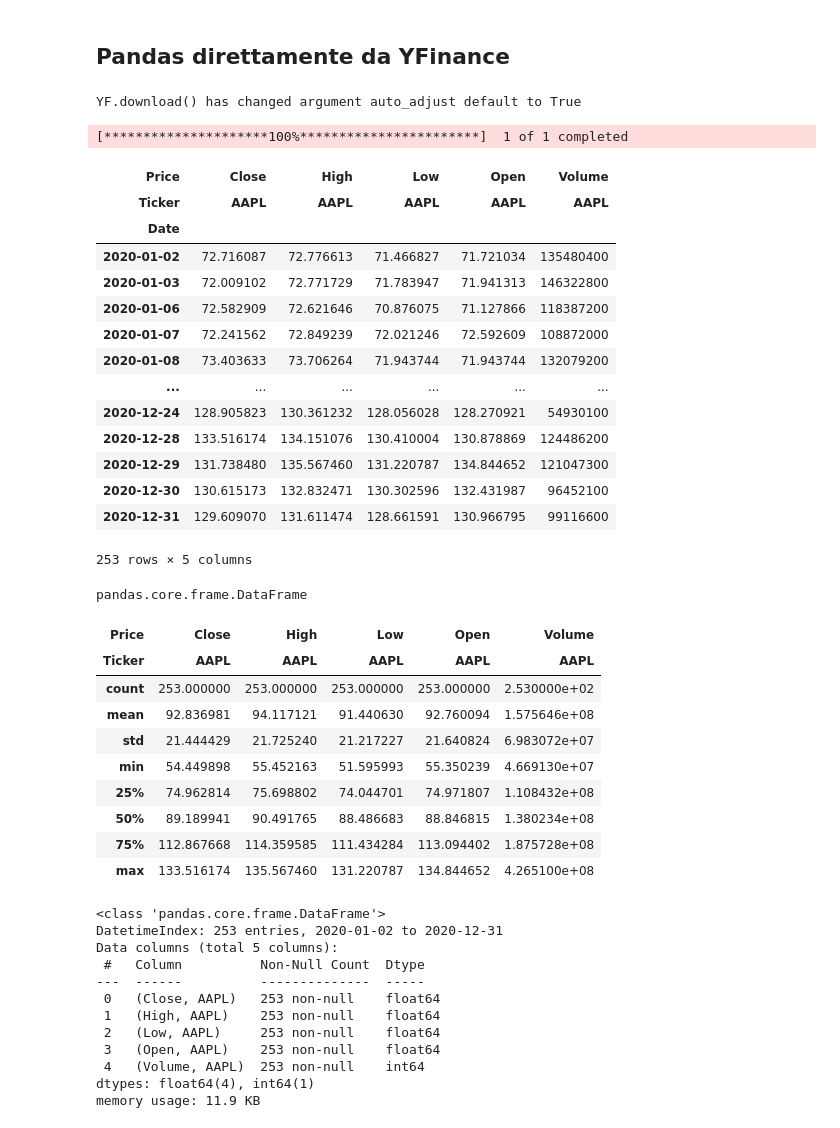
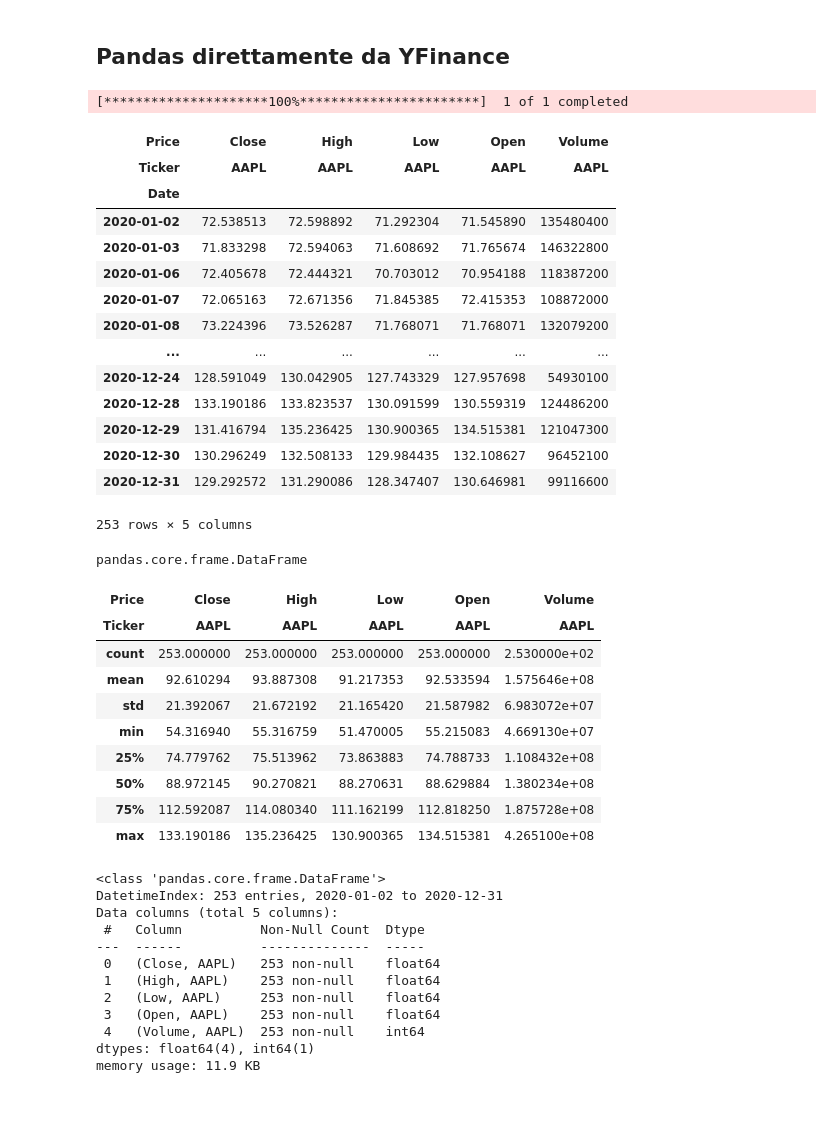
Before and after one commit to Frenz86/IFTS25, a Jupyter notebook: Yfinance_tutorial.ipynb, the cells around one changed output. Cells and saved outputs as stored; diff of their text form; code cells hidden in the pictures.

```diff
--- a/Yfinance_tutorial.ipynb
+++ b/Yfinance_tutorial.ipynb
@@ -110,26 +110,25 @@ pandas.core.frame.DataFrame
 # %% [markdown]
  ## Pandas direttamente da YFinance
 # %%
-data = yf.download("AAPL", start="2020-01-01", end="2021-01-01")
+data = yf.download(tickers="AAPL", start="2020-01-01", end="2021-01-01",auto_adjust=True)
 data
 # %% [output]
-YF.download() has changed argument auto_adjust default to True
+[*********************100%***********************]  1 of 1 completed
+| Price | Close | High | Low | Open | Volume |
+| Ticker | AAPL | AAPL | AAPL | AAPL | AAPL |
+| Date |  |  |  |  |  |
+| 2020-01-02 | 72.538513 | 72.598892 | 71.292304 | 71.545890 | 135480400 |
+| 2020-01-03 | 71.833298 | 72.594063 | 71.608692 | 71.765674 | 146322800 |
+| 2020-01-06 | 72.405678 | 72.444321 | 70.703012 | 70.954188 | 118387200 |
+| 2020-01-07 | 72.065163 | 72.671356 | 71.845385 | 72.415353 | 108872000 |
+| 2020-01-08 | 73.224396 | 73.526287 | 71.768071 | 71.768071 | 132079200 |
+| ... | ... | ... | ... | ... | ... |
+| 2020-12-24 | 128.591049 | 130.042905 | 127.743329 | 127.957698 | 54930100 |
+| 2020-12-28 | 133.190186 | 133.823537 | 130.091599 | 130.559319 | 124486200 |
+| 2020-12-29 | 131.416794 | 135.236425 | 130.900365 | 134.515381 | 121047300 |
+| 2020-12-30 | 130.296249 | 132.508133 | 129.984435 | 132.108627 | 96452100 |
+| 2020-12-31 | 129.292572 | 131.290086 | 128.347407 | 130.646981 | 99116600 |
-[*********************100%***********************]  1 of 1 completed
+253 rows × 5 columns
-| Price | Close | High | Low | Open | Volume |
-| Ticker | AAPL | AAPL | AAPL | AAPL | AAPL |
-| Date |  |  |  |  |  |
-| 2020-01-02 | 72.716087 | 72.776613 | 71.466827 | 71.721034 | 135480400 |
-| 2020-01-03 | 72.009102 | 72.771729 | 71.783947 | 71.941313 | 146322800 |
-| 2020-01-06 | 72.582909 | 72.621646 | 70.876075 | 71.127866 | 118387200 |
-| 2020-01-07 | 72.241562 | 72.849239 | 72.021246 | 72.592609 | 108872000 |
-| 2020-01-08 | 73.403633 | 73.706264 | 71.943744 | 71.943744 | 132079200 |
-| ... | ... | ... | ... | ... | ... |
-| 2020-12-24 | 128.905823 | 130.361232 | 128.056028 | 128.270921 | 54930100 |
-| 2020-12-28 | 133.516174 | 134.151076 | 130.410004 | 130.878869 | 124486200 |
-| 2020-12-29 | 131.738480 | 135.567460 | 131.220787 | 134.844652 | 121047300 |
-| 2020-12-30 | 130.615173 | 132.832471 | 130.302596 | 132.431987 | 96452100 |
-| 2020-12-31 | 129.609070 | 131.611474 | 128.661591 | 130.966795 | 99116600 |
-253 rows × 5 columns
 # %%
 type(data)
 # %% [output]
@@ -140,13 +139,13 @@ data.describe()
 | Price | Close | High | Low | Open | Volume |
 | Ticker | AAPL | AAPL | AAPL | AAPL | AAPL |
 | count | 253.000000 | 253.000000 | 253.000000 | 253.000000 | 2.530000e+02 |
-| mean | 92.836981 | 94.117121 | 91.440630 | 92.760094 | 1.575646e+08 |
-| std | 21.444429 | 21.725240 | 21.217227 | 21.640824 | 6.983072e+07 |
-| min | 54.449898 | 55.452163 | 51.595993 | 55.350239 | 4.669130e+07 |
-| 25% | 74.962814 | 75.698802 | 74.044701 | 74.971807 | 1.108432e+08 |
-| 50% | 89.189941 | 90.491765 | 88.486683 | 88.846815 | 1.380234e+08 |
-| 75% | 112.867668 | 114.359585 | 111.434284 | 113.094402 | 1.875728e+08 |
-| max | 133.516174 | 135.567460 | 131.220787 | 134.844652 | 4.265100e+08 |
+| mean | 92.610294 | 93.887308 | 91.217353 | 92.533594 | 1.575646e+08 |
+| std | 21.392067 | 21.672192 | 21.165420 | 21.587982 | 6.983072e+07 |
+| min | 54.316940 | 55.316759 | 51.470005 | 55.215083 | 4.669130e+07 |
+| 25% | 74.779762 | 75.513962 | 73.863883 | 74.788733 | 1.108432e+08 |
+| 50% | 88.972145 | 90.270821 | 88.270631 | 88.629884 | 1.380234e+08 |
+| 75% | 112.592087 | 114.080340 | 111.162199 | 112.818250 | 1.875728e+08 |
+| max | 133.190186 | 135.236425 | 130.900365 | 134.515381 | 4.265100e+08 |
 # %%
 data.info()
 # %% [output]
```
Also changed, not shown: parts of 14 cells of this notebook, 8 other files.
